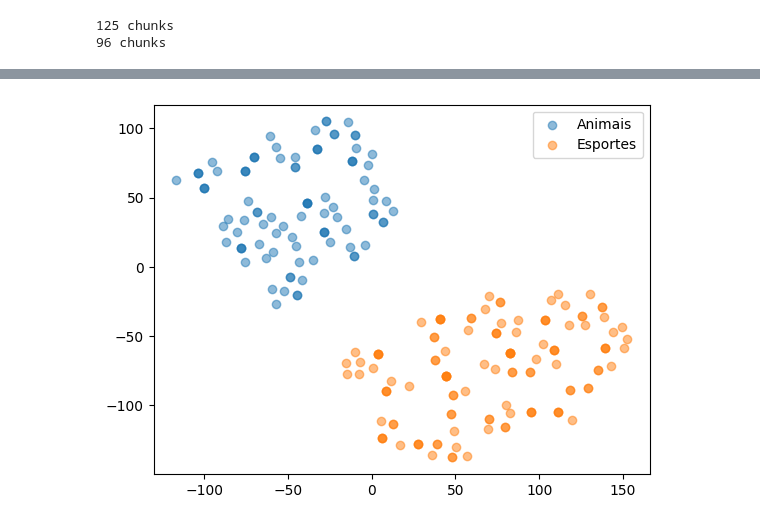
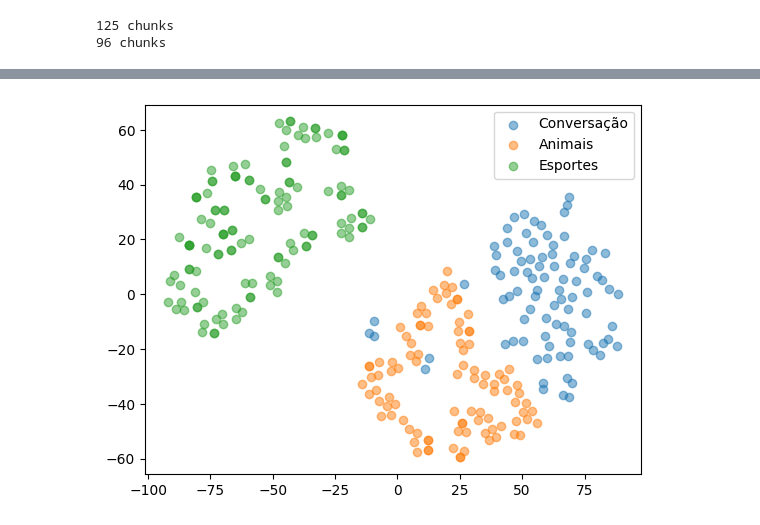
Before and after one commit to soishizaki/Pesquisa_PIBIC, a Jupyter notebook: exp02_embeddings/exp02_análise_de_dialogos.ipynb, the cells around one changed output, grey strips where cells are left out. Saved outputs shown, nothing was run; the diff lists cells and outputs as text; code cells hidden in the pictures.

```diff
--- a/exp02_embeddings/exp02_análise_de_dialogos.ipynb
+++ b/exp02_embeddings/exp02_análise_de_dialogos.ipynb
@@ -118,16 +90 @@ chain_summary = prompt_summary | llm | StrOutputParser()
-# %%
-summary_list = []
-memory = []
-
-for i in tqdm(range(len(conversa))):
-    memory.append(conversa[i])
-    memory_trimmed = memory[-10:]
-    memory_str = "\n".join(memory_trimmed)
-    response_summary = chain_summary.invoke({
-        "topico_1": "animais",
-        "topico_2": "esportes",
-        "conversation": conversa[i]
-    })
-
-    summary_list.append(response_summary)
 # %%
@@ -138,7 +95,6 @@ len(conversa), len(summary_list), len(conversation_lista)
 all_data_list = []
 for i in range(len(conversa)):
     all_data_list.append({
-        "summary": summary_list[i],
         "persona": conversation_lista[i]["persona"],
         "mensagem": conversation_lista[i]["mensagem"]
     })
@@ -199,7 +160,7 @@ with open("data_json/conversation_data.json", "r", encoding="utf-8") as f:
 # %%
 chunks = []
 for item in loaded_content:
-    chunks.append(item["summary"])
+    chunks.append(item["mensagem"])
 
 print(len(chunks))
 # %% [output]
@@ -222,10 +183,11 @@ all_vectors.shape
 # %%
-tsne = TSNE(n_components=2, random_state=42, perplexity = 37)
+tsne = TSNE(n_components=2, random_state=42, perplexity = 25)
 vectors_tsne = tsne.fit_transform(all_vectors)
-# %%
-plt.scatter(vectors_tsne[len(vectors_conversations):len(vector_animais) + len(vectors_conversations), 0], vectors_tsne[len(vectors_conversations):len(vector_animais) + len(vectors_conversations), 1], label="Animais", alpha=0.5)
-plt.scatter(vectors_tsne[len(vector_animais) + len(vectors_conversations):, 0], vectors_tsne[len(vector_animais) + len(vectors_conversations):, 1], label="Esportes", alpha=0.5)
-plt.legend()
-plt.show()
-# %% [output]
-[figure, removed]
+# %%
+plt.scatter(vectors_tsne[:len(vectors_conversations), 0], vectors_tsne[:len(vectors_conversations), 1], label="Conversação", alpha=0.5)
+plt.scatter(vectors_tsne[len(vectors_conversations):len(vector_animais) + len(vectors_conversations), 0], vectors_tsne[len(vectors_conversations):len(vector_animais) + len(vectors_conversations), 1], label="Animais", alpha=0.5)
+plt.scatter(vectors_tsne[len(vector_animais) + len(vectors_conversations):, 0], vectors_tsne[len(vector_animais) + len(vectors_conversations):, 1], label="Esportes", alpha=0.5)
+plt.legend()
+plt.show()
+# %% [output]
+[figure, added]
```
Also changed, not shown: parts of 11 cells of this notebook, 1 other file.
